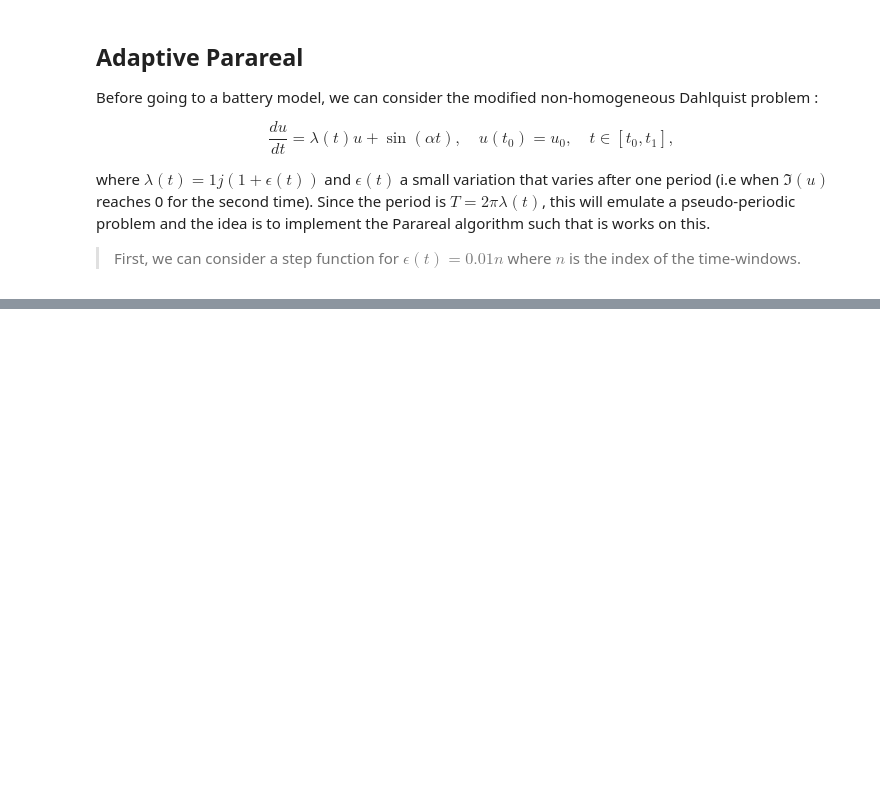
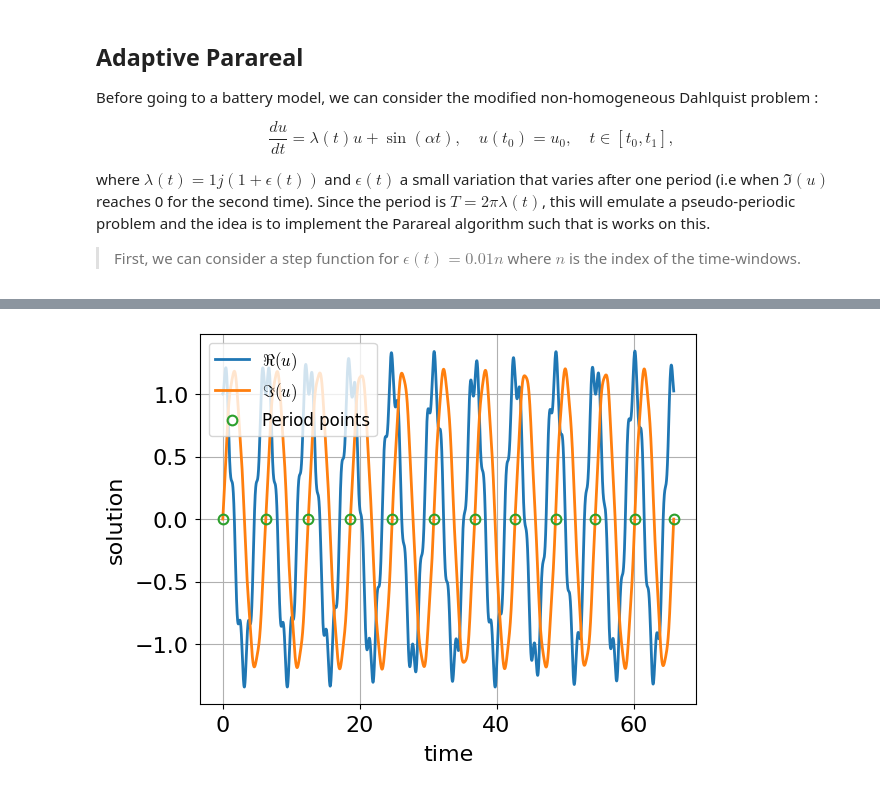
Before and after one commit to github-mathe/PinT-LIB, a Jupyter notebook: scripts/notebooks/dahlquist.ipynb, the cells around one changed output, grey strips where cells are left out. Saved outputs shown, nothing was run; the diff lists cells and outputs as text; code cells hidden in the pictures; blank space fills up the shorter version.

```diff
--- a/scripts/notebooks/dahlquist.ipynb
+++ b/scripts/notebooks/dahlquist.ipynb
@@ -399,8 +371,10 @@ plt.legend(), plt.xlabel(r"$\Re(u)$"), plt.ylabel(r"$\Im(u)$"), plt.grid();
 # %%
-plt.plot(tEx, uEx.real, label=r"$\Re(u)$")
-plt.plot(tEx, uEx.imag, label=r"$\Im(u)$")
-plt.plot(t_evEx, np.array(u_evEx).imag, 'o', label="Period points")
+plt.plot(tTh, uTh.real, label=r"$\Re(u)$")
+plt.plot(tTh, uTh.imag, label=r"$\Im(u)$")
+plt.plot(teTh, np.array(ueTh).imag, 'o', label="Period points")
 plt.legend(loc="upper left"), plt.xlabel("time"), plt.ylabel("solution"), plt.grid();
+# %% [output]
+[figure, added]
 # %%
 dtNum = 0.0001
 try:
```
Also changed, not shown: parts of 12 cells of this notebook, 1 other file.
